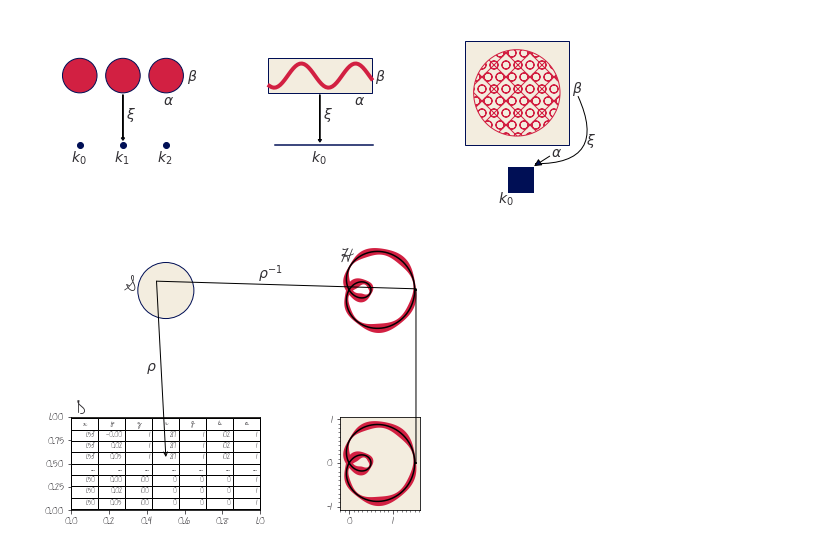
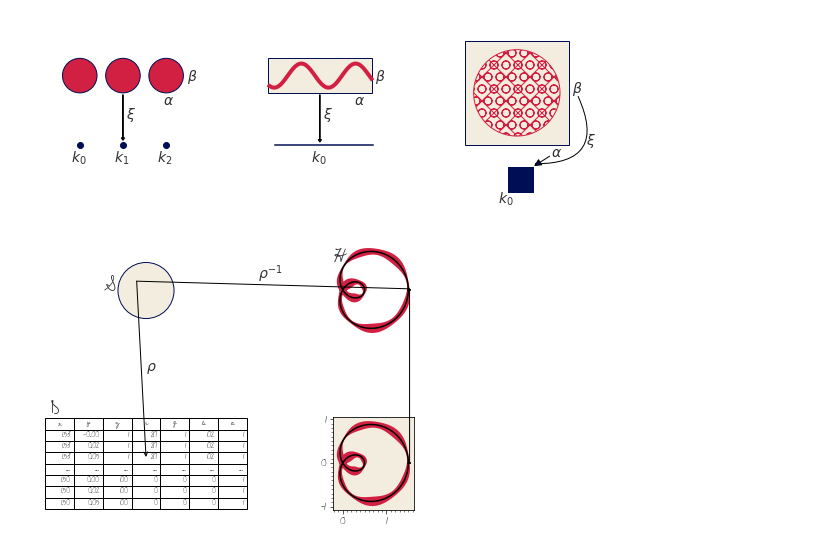
Before and after one commit to story645/proposal, a Jupyter notebook: draft/figures/math/graphics_figures.ipynb, the cells around one changed output. Drawn from its saved outputs; the diff is of its cells as text; code cells hidden in the pictures.

```diff
--- a/draft/figures/math/graphics_figures.ipynb
+++ b/draft/figures/math/graphics_figures.ipynb
@@ -123,7 +123,7 @@ r7 = np.vstack([band, middle, line])
 ['bundle', 'simplex', 'ideal', 'screen' ]
 fig, axd = plt.subplot_mosaic([['simplex', 'ideal'], ['bundle', 'screen']], constrained_layout=True)
 axd['bundle'].table(r7,colLabels=columns, loc='center', fontsize=12 )
-#axd['bundle'].axis('off')
+axd['bundle'].axis('off')
 axd['bundle'].annotate("D", (1.05, 1.65), fontsize=16)
 
 fx, fy = (0.4, 0.6)
@@ -152,32 +152,32 @@ axd['screen'].plot(x, y, color='k')
 path = mpath.Path(vertices, codes)
 patch = mpatches.PathPatch(path, facecolor=face_h, edgecolor='none')
 axd['screen'].add_patch(patch)
 
 rect = mpatches.Rectangle((vertices[1,0]-.02, vertices[1,1]-.02), .02, .02, facecolor='none', edgecolor='k', zorder=110)
 axd['screen'].add_patch(rect)
 
 axd['screen'].set(aspect='equal')
 axd['screen'].xaxis.set_minor_locator(mticker.MultipleLocator(.1))
 axd['screen'].yaxis.set_minor_locator(mticker.MultipleLocator(.1))
 #axd['screen'].grid(which='minor')
 
 rxy = (vertices[1,0], vertices[1,1])
 con_si = mpatches.ConnectionPatch(xyA=rxy, coordsA=axd['screen'].transData,
                       xyB=rxy, coordsB=axd['ideal'].transData)
 fig.add_artist(con_si)
 
 con_if = mpatches.ConnectionPatch(xyA=rxy, coordsA=axd['ideal'].transData,
                          xyB=(fx, fy), coordsB=axd['simplex'].transData)
 fig.add_artist(con_if)
 
 con_ft = mpatches.ConnectionPatch(xyA=(fx,fy), coordsA=axd['simplex'].transData,
                          xyB=(.5, .57), coordsB=axd['bundle'].transData,
                          arrowstyle="->")
 fig.add_artist(con_ft)
 
 fig.text(.5,.87, r"$\rho^{-1}$", fontsize=14)
 fig.text(.24, .55, r"$\rho$", fontsize=14)
-fig.text(.08,.4, "D", fontsize=16)
+fig.text(0.02,.4, "D", fontsize=16)
 fig.savefig(spath/"render.png", bbox_inches='tight', facecolor='white')
 # %% [output]
-[figure, old version]
+[figure, new version]
```
Also changed, not shown: 6 other files.
